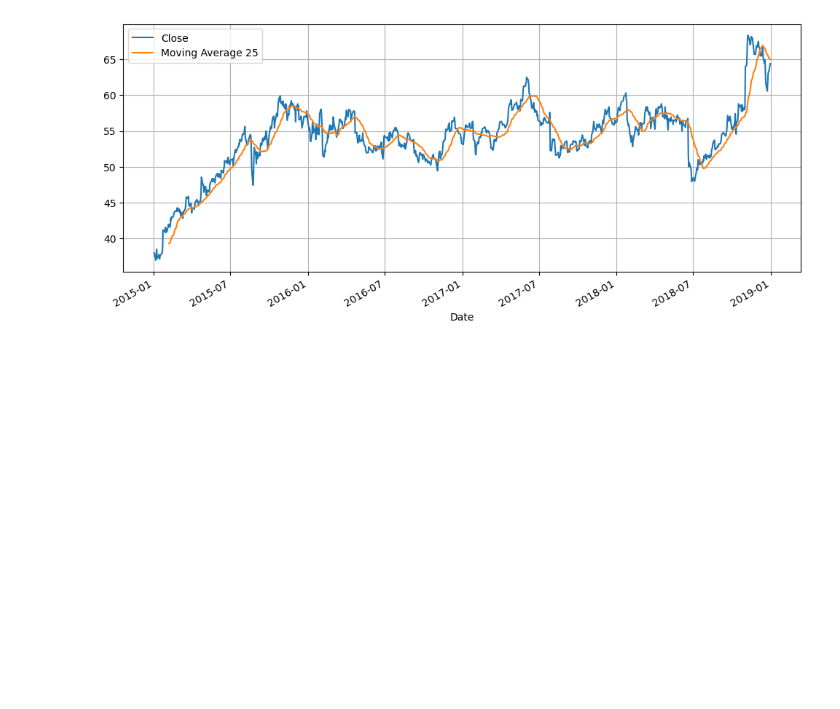
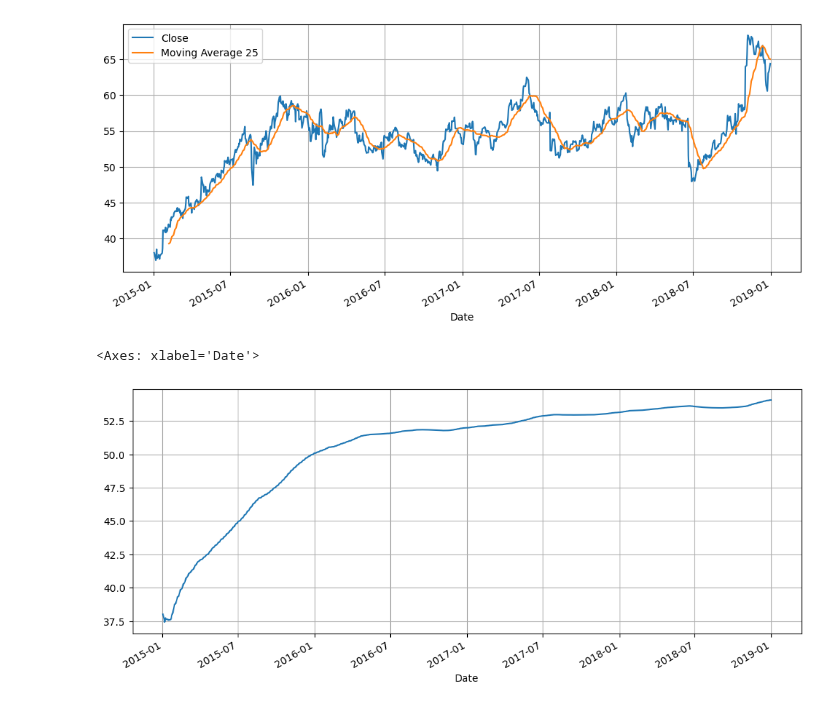
Before and after one commit to Shiska07/Data-Science-and-Machine-Learning, a Jupyter notebook: Time-Series-Analysis/Datetime Analysis.ipynb, the cells around one changed output. Saved outputs shown, nothing was run; the diff lists cells and outputs as text; code cells hidden in the pictures; blank space fills up the shorter version.

```diff
--- a/Time-Series-Analysis/Datetime Analysis.ipynb
+++ b/Time-Series-Analysis/Datetime Analysis.ipynb
@@ -316,3 +316,9 @@ df[['Close', 'Moving Average 25']].plot(figsize = (12, 5), grid = True)
 # %% [output]
 <Axes: xlabel='Date'>
 [figure]
+# %%
+# expanding: cumulative average
+df['Close'].expanding().mean().plot(figsize = (12, 5), grid = True)
+# %% [output]
+<Axes: xlabel='Date'>
+[figure, added]
```
Also changed, not shown: parts of 7 cells of this notebook.
